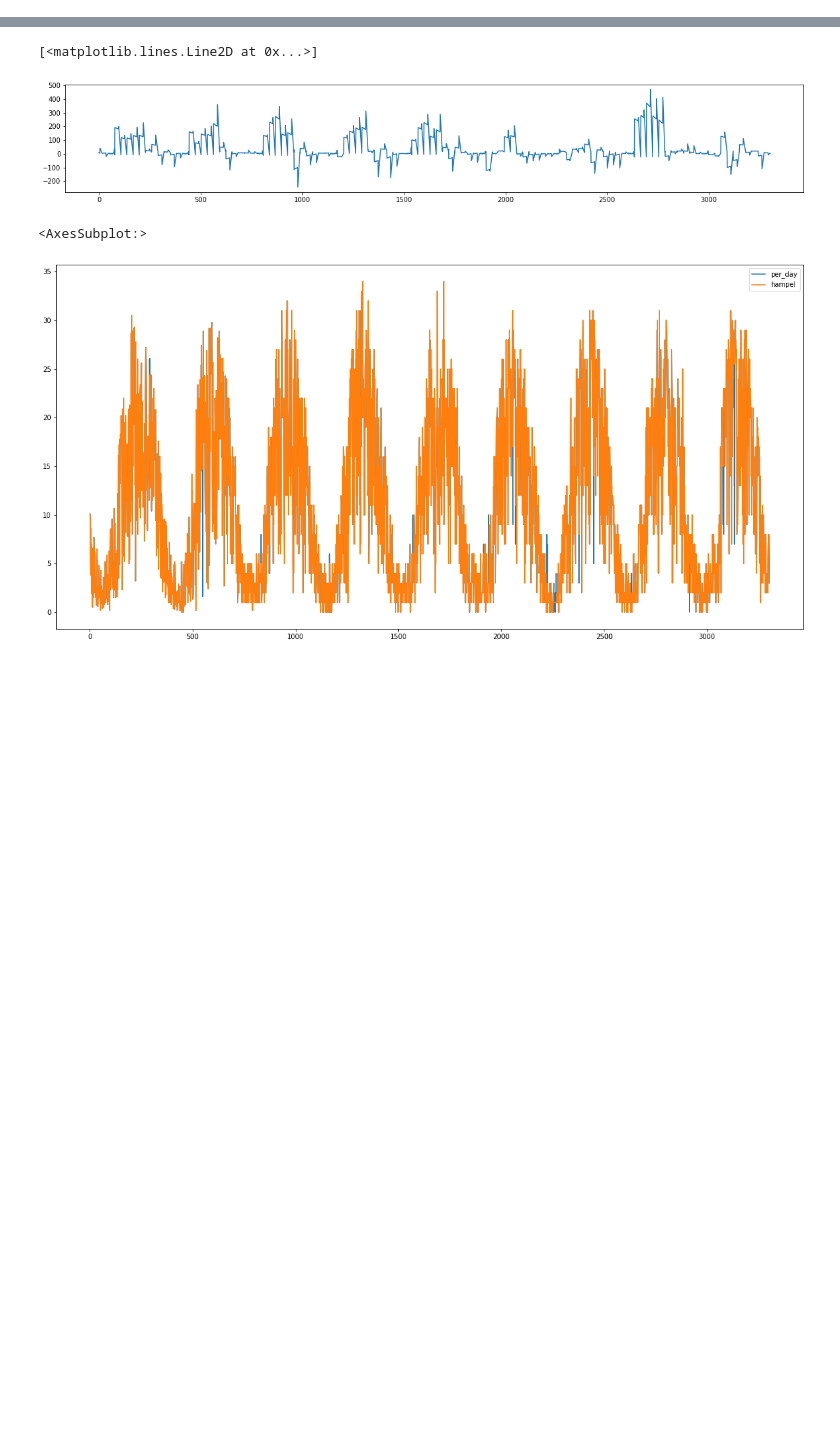
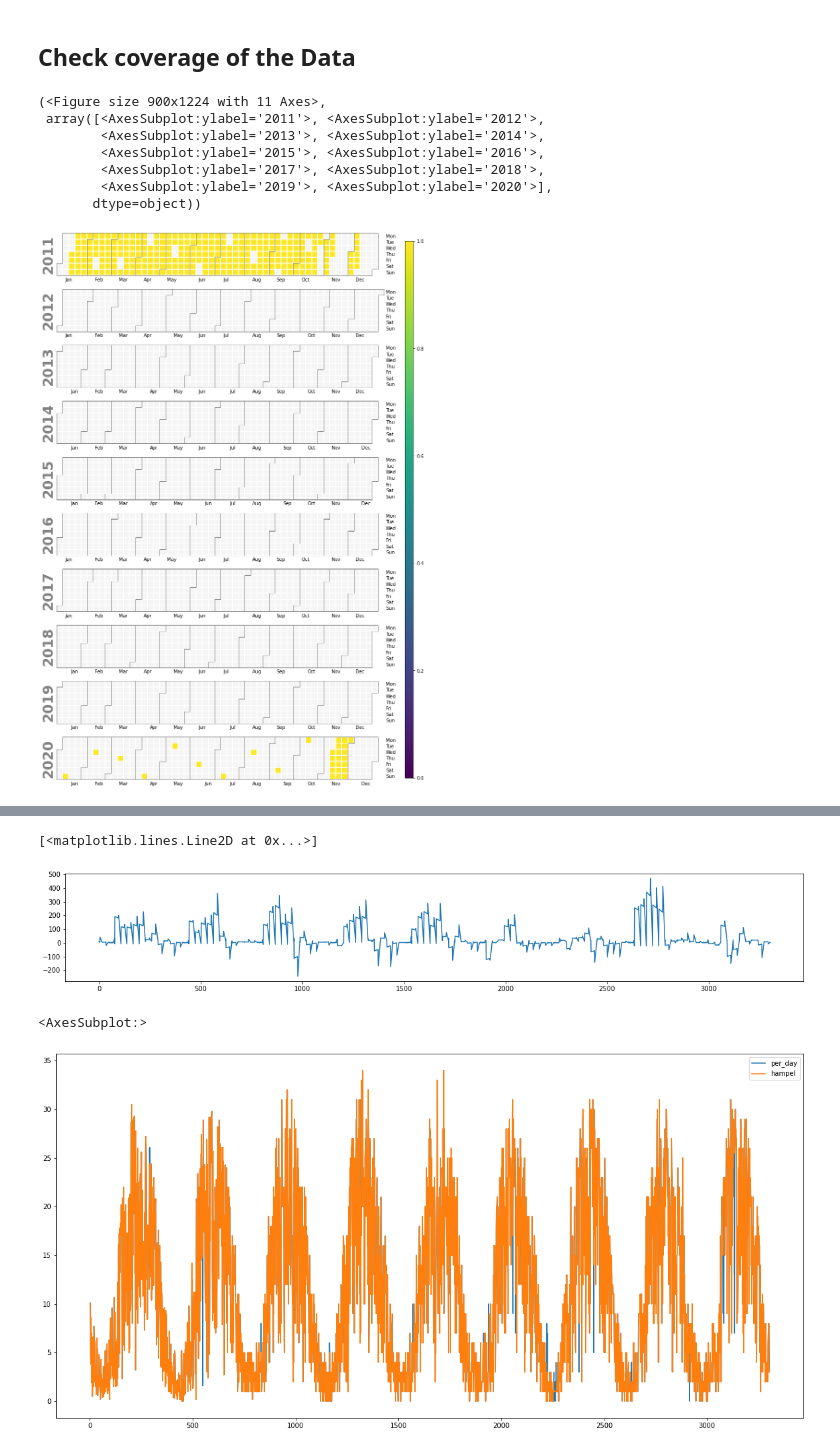
Before and after one commit to NiBa97/Solarpower-LSTM, a Jupyter notebook: daily-power-production-of-solar-panels/explore.ipynb, the cells around one changed output, grey strips where cells are left out. Cells and saved outputs as stored; diff of their text form; code cells hidden in the pictures; blank space fills up the shorter version.

```diff
--- a/daily-power-production-of-solar-panels/explore.ipynb
+++ b/daily-power-production-of-solar-panels/explore.ipynb
@@ -22,0 +12,21 @@ pandas.core.series.Series
+# %% [markdown]
+<h2>Check coverage of the Data</h2>
+# %%
+import calplot
+all_days = pd.date_range(start = df.date.min(), end =df.date.max(), freq="d" )
+difference = all_days.difference(df.date)
+events = pd.DataFrame(all_days, columns=["date"])
+events["value"] = 0
+events["date"] = pd.to_datetime(events["date"])
+events.loc[events.date.isin(difference),"value"] = 1
+events.set_index("date",inplace=True, drop=True)
+calplot.calplot(events["value"], how=None, vmin=0, vmax=1)
+# %% [output]
+(<Figure size 900x1224 with 11 Axes>,
+ array([<AxesSubplot:ylabel='2011'>, <AxesSubplot:ylabel='2012'>,
+        <AxesSubplot:ylabel='2013'>, <AxesSubplot:ylabel='2014'>,
+        <AxesSubplot:ylabel='2015'>, <AxesSubplot:ylabel='2016'>,
+        <AxesSubplot:ylabel='2017'>, <AxesSubplot:ylabel='2018'>,
+        <AxesSubplot:ylabel='2019'>, <AxesSubplot:ylabel='2020'>],
+       dtype=object))
+[figure, added]
```
Also changed, not shown: parts of 12 cells of this notebook, 2 other files.
